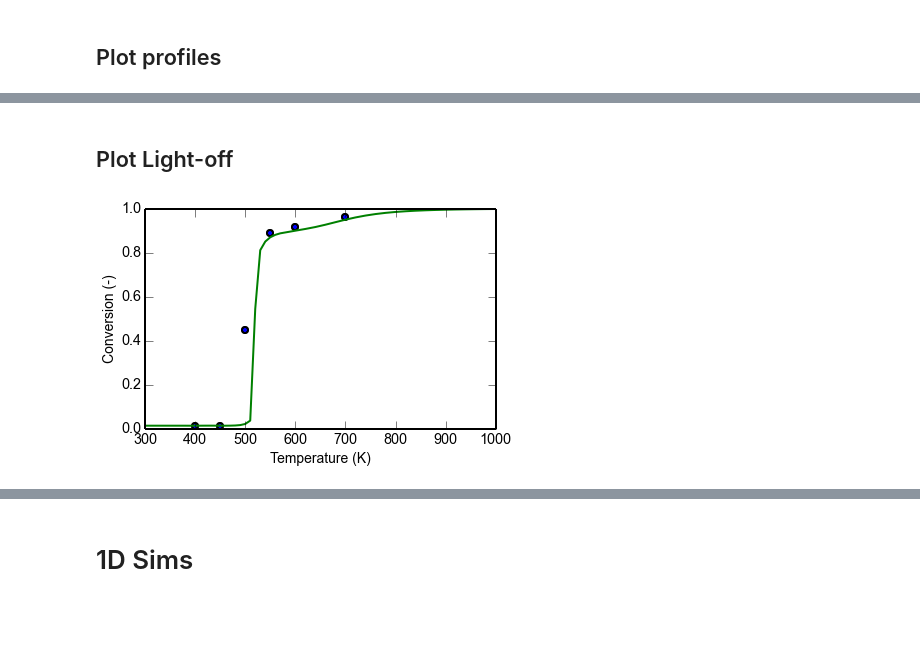
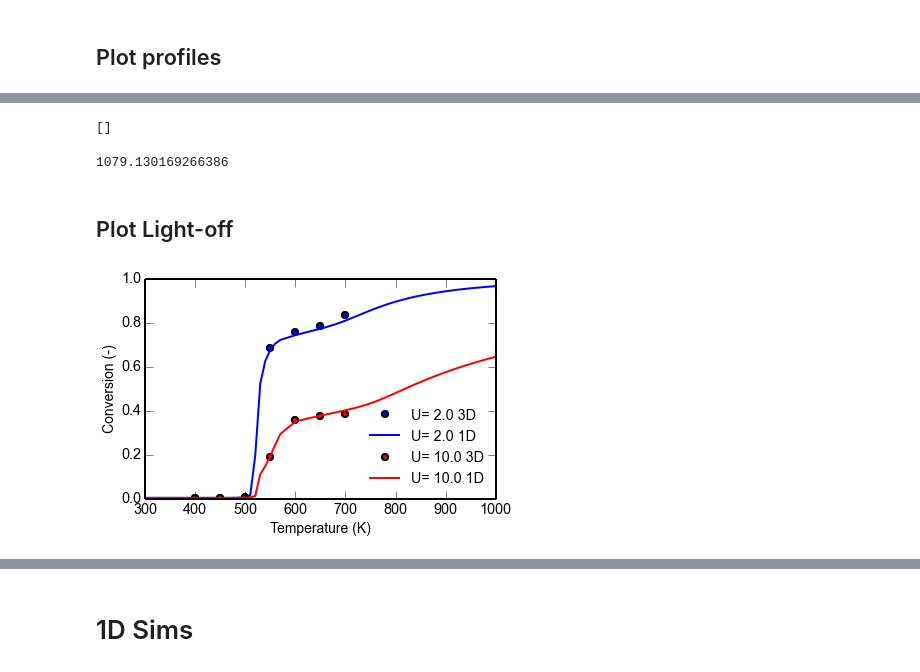
Before and after one commit to janvonrickenbach/sim-note-books, a Jupyter notebook: TabulationTest.ipynb, the cells around one changed output, grey strips where cells are left out. Saved outputs shown, nothing was run; the diff lists cells and outputs as text; code cells hidden in the pictures; blank space fills up the shorter version.

```diff
--- a/TabulationTest.ipynb
+++ b/TabulationTest.ipynb
@@ -105,7 +139,7 @@ def get_array(sim_list,func=None,var=None):
 
 def sh_number(sim,inflow_mf=False):
     gas = ca.import_phases(os.path.join(sim.info.local["sim_folder"],"cantera_input.cti"),["gas"])[0]
-    molefraction = [0.003,0.1,0.0,0.997]
+    molefraction = [0.003,0.1,0.0,0.897]
 
     gas.TPX = [sim.sim_info["temperature"], 1E5, molefraction]
     sh_numbers = []
@@ -565,0 +1475,17 @@ ax.legend()
+# %%
+char_times = []
+all_data = []
+temperatures = np.linspace(400,600,41)
+massfractions = [0.01,0.005]
+
+for massfrac in massfractions:
+    char_times_loc = []
+    data_loc = []
+    for temp in temperatures:
+
+        data, char_time = get_timescale(temp=temp,massfrac=massfrac)
+        char_times_loc.append(char_time)
+        data_loc.append(data)
+
+    char_times.append(char_times_loc)
+    all_data.append(data_loc)
@@ -566,41 +1540,56 @@ ax.legend()
+# %%
+print(np.array([]))
+# %% [output]
+[]
+# %%
+Dp = 0.002
+ds = 0.00046
+porosity = 0.903
+10.33/(Dp+ds) * np.sqrt(1-porosity) -5.8/(Dp+ds)*(1.0-porosity)
+# %% [output]
+1079.130169266386
 # %% [markdown]
 ## Plot Light-off
 # %%
 fig,ax = pl.subplots()
 
 def get_conv(sim):
     try:
-        return 1-[item[0]["massflow_t_CO"]/item[0]["massflow"] for item in sim.data][-1][0]/0.003
+        return 1-sim.result["mf_avg"][4]/0.00297
+       # return sim.result["mf_avg"][4]
+
     except:
         return 0.0
 
 def get_conv_1d(sim):
 #    try:
-        return 1-sim.wc_data["CO"][-3]/0.003
-#    except:
+        return 1-np.interp(4*0.0023,sim.wc_data["coords"],sim.wc_data["CO"])/0.00297
+       # return np.interp(4*0.0023,sim.wc_data["coords"],sim.wc_data["CO"])
 #        return 0.0
 
 def get_var(sim,var):
     return sim.sim_info[var]
+colors = ["b","r"]
+
+for vel,col in zip([2.0,10.0],colors):
+    sim_to_plot = []
+    for temp in [400,450,500,550,600,650,700]:
+        sim_to_plot.append(filter_simulations(sims,steady=True,inf=False,conj=False,temperature=temp,vel=vel)[0])
+    ax.plot(get_array(sim_to_plot,get_var,"temperature"),get_array(sim_to_plot,get_conv),'o',color=col,label="U= "+str(vel)+" 3D")
+
+    sim_to_plot_1d = sort_sims(filter_simulations(sim_list_py,wc_geo_area=100,cov_CO=1,dp=10,sh_number=8000,wc_thickness=100,vel=vel),"temperature")
+    ax.plot(get_array(sim_to_plot_1d,get_var,"temperature"),get_array(sim_to_plot_1d,get_conv_1d),color=col,label="U= "+str(vel)+" 1D")
 
 
-sim_to_plot = []
-for temp in [400,450,500,550,600,700]:
-    sim_to_plot.append(filter_simulations(sims,steady=True,inf=False,conj=False,temperature=temp)[0])
-
-
-ax.plot(get_array(sim_to_plot,get_var,"temperature"),get_array(sim_to_plot,get_conv),'o')
-
-sim_to_plot_1d = sort_sims(filter_simulations(sim_list_py,wc_geo_area=100,cov_CO=1,dp=10,sh_number=8000,wc_thickness=100),"temperature")
-ax.plot(get_array(sim_to_plot_1d,get_var,"temperature"),get_array(sim_to_plot_1d,get_conv_1d))
 
 
 ax.set_xlabel("Temperature (K)")
 ax.set_ylabel("Conversion (-)")
+ax.legend(loc=0,frameon=False)
 fig.tight_layout()
-fig.savefig("Conversion_3D.png")
+fig.savefig("paper_3/light_off_CO.pdf")
 # %% [output]
-[figure, old version]
+[figure, new version]
 # %%
 get_conv(filter_simulations(sims,steady=True,inf=False,conj=False,temperature=500)[0])
 # %% [output]
```
Also changed, not shown: parts of 52 cells of this notebook, 2 other files.
